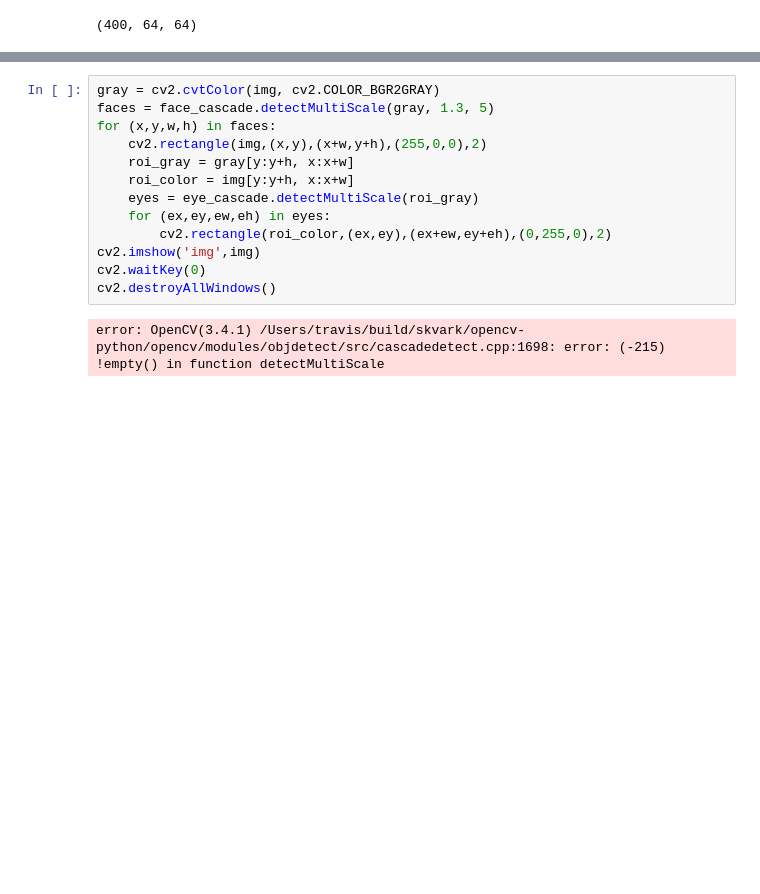
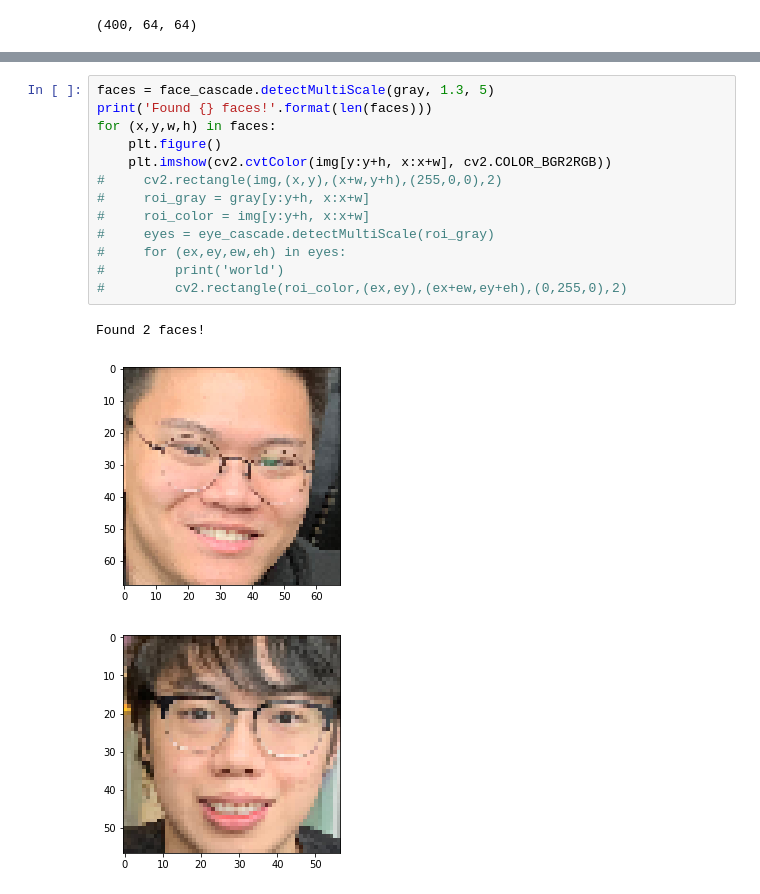
Before and after one commit to ryanmklee/PCAifyMe, a Jupyter notebook: PCA.ipynb, the cells around one changed output, grey strips where cells are left out. Drawn from its saved outputs; the diff is of its cells as text; blank space fills up the shorter version.

```diff
--- a/PCA.ipynb
+++ b/PCA.ipynb
@@ -22,15 +32,17 @@ plt.imshow(cv2.cvtColor(img, cv2.COLOR_BGR2RGB))
 # %%
-gray = cv2.cvtColor(img, cv2.COLOR_BGR2GRAY)
 faces = face_cascade.detectMultiScale(gray, 1.3, 5)
+print('Found {} faces!'.format(len(faces)))
 for (x,y,w,h) in faces:
-    cv2.rectangle(img,(x,y),(x+w,y+h),(255,0,0),2)
-    roi_gray = gray[y:y+h, x:x+w]
-    roi_color = img[y:y+h, x:x+w]
-    eyes = eye_cascade.detectMultiScale(roi_gray)
-    for (ex,ey,ew,eh) in eyes:
-        cv2.rectangle(roi_color,(ex,ey),(ex+ew,ey+eh),(0,255,0),2)
-cv2.imshow('img',img)
-cv2.waitKey(0)
-cv2.destroyAllWindows()
+    plt.figure()
+    plt.imshow(cv2.cvtColor(img[y:y+h, x:x+w], cv2.COLOR_BGR2RGB))
+#     cv2.rectangle(img,(x,y),(x+w,y+h),(255,0,0),2)
+#     roi_gray = gray[y:y+h, x:x+w]
+#     roi_color = img[y:y+h, x:x+w]
+#     eyes = eye_cascade.detectMultiScale(roi_gray)
+#     for (ex,ey,ew,eh) in eyes:
+#         print('world')
+#         cv2.rectangle(roi_color,(ex,ey),(ex+ew,ey+eh),(0,255,0),2)
 # %% [output]
-error: OpenCV(3.4.1) /Users/travis/build/skvark/opencv-python/opencv/modules/objdetect/src/cascadedetect.cpp:1698: error: (-215) !empty() in function detectMultiScale
+Found 2 faces!
+[figure, added]
+[figure, added]
```
Also changed, not shown: parts of 11 cells of this notebook.
